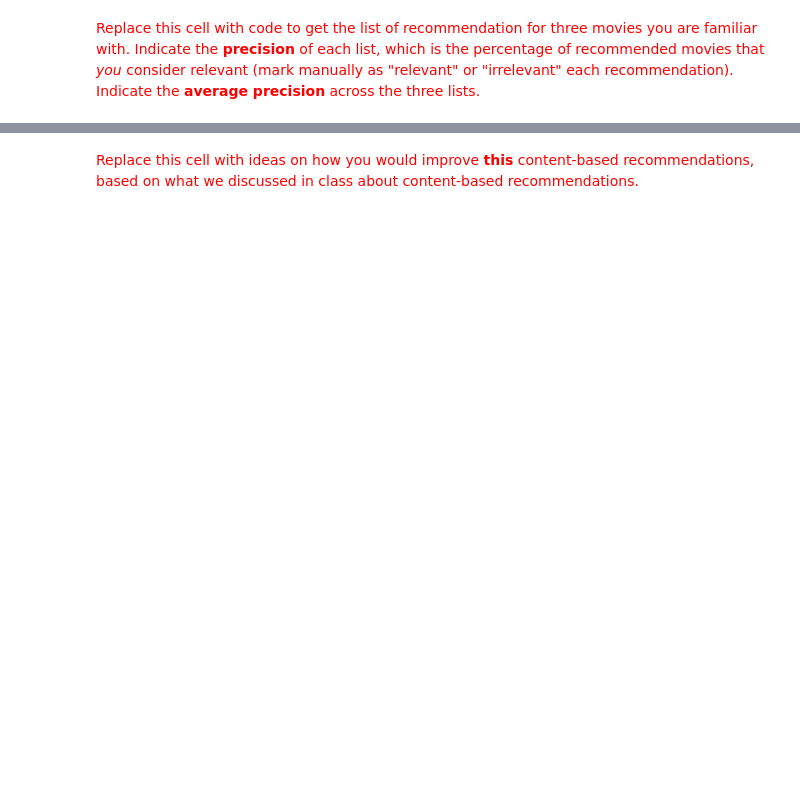
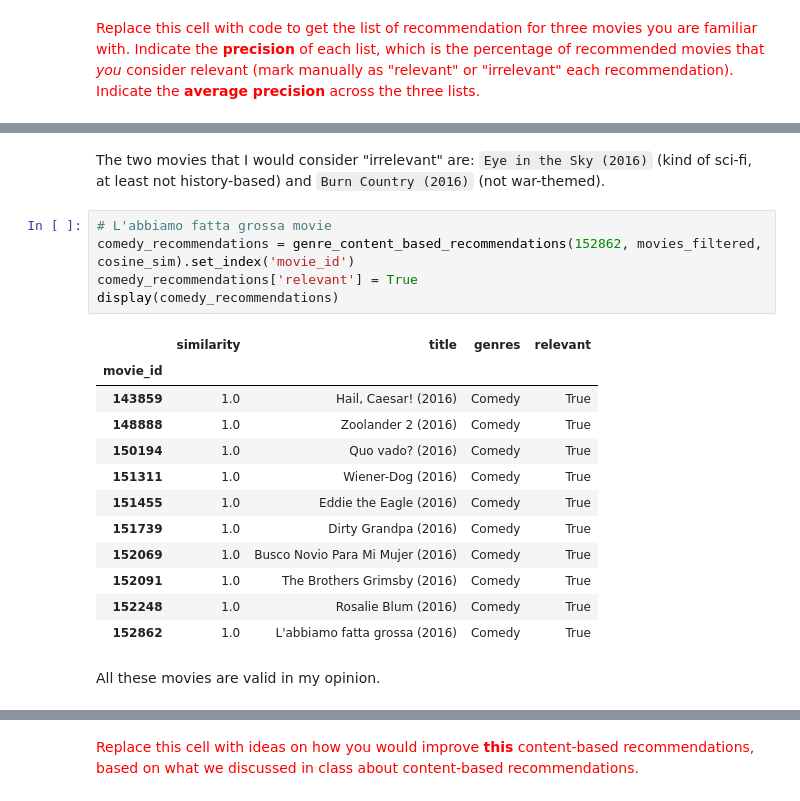
Before and after one commit to LucaFranceschi01/MDM-2024, a Jupyter notebook: ps05-06_rec_systems/ps05_content_based_recsys.ipynb, the cells around one changed output, grey strips where cells are left out. Cells and saved outputs as stored; diff of their text form; blank space fills up the shorter version.

```diff
--- a/ps05-06_rec_systems/ps05_content_based_recsys.ipynb
+++ b/ps05-06_rec_systems/ps05_content_based_recsys.ipynb
@@ -543,0 +780,22 @@ def genre_content_based_recommendations(movie_id, movies, similarities, num_movi
+# %% [markdown]
+The two movies that I would consider "irrelevant" are: `Eye in the Sky (2016)` (kind of sci-fi, at least not history-based) and `Burn Country (2016)` (not war-themed).
+# %%
+# L'abbiamo fatta grossa movie
+comedy_recommendations = genre_content_based_recommendations(152862, movies_filtered, cosine_sim).set_index('movie_id')
+comedy_recommendations['relevant'] = True
+display(comedy_recommendations)
+# %% [output]
+|  | similarity | title | genres | relevant |
+| movie_id |  |  |  |  |
+| 143859 | 1.0 | Hail, Caesar! (2016) | Comedy | True |
+| 148888 | 1.0 | Zoolander 2 (2016) | Comedy | True |
+| 150194 | 1.0 | Quo vado? (2016) | Comedy | True |
+| 151311 | 1.0 | Wiener-Dog (2016) | Comedy | True |
+| 151455 | 1.0 | Eddie the Eagle (2016) | Comedy | True |
+| 151739 | 1.0 | Dirty Grandpa (2016) | Comedy | True |
+| 152069 | 1.0 | Busco Novio Para Mi Mujer (2016) | Comedy | True |
+| 152091 | 1.0 | The Brothers Grimsby (2016) | Comedy | True |
+| 152248 | 1.0 | Rosalie Blum (2016) | Comedy | True |
+| 152862 | 1.0 | L'abbiamo fatta grossa (2016) | Comedy | True |
+# %% [markdown]
+All these movies are valid in my opinion.
```
Also changed, not shown: parts of 28 cells of this notebook.
